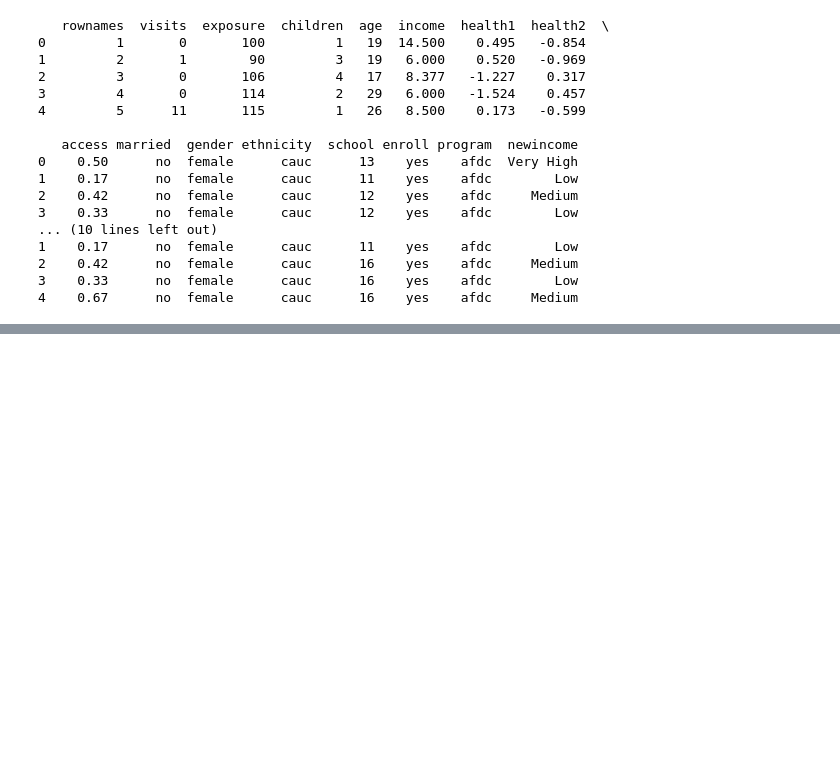
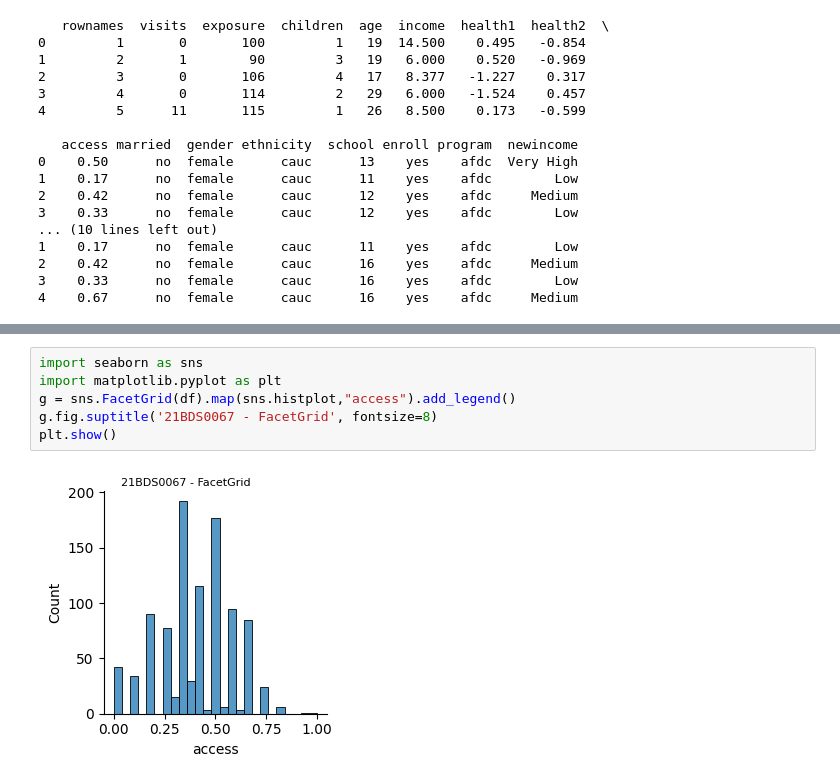
Before and after one commit to JananeeShri27/EDA-THEORY, a Jupyter notebook: Untitled0.ipynb, the cells around one changed output, grey strips where cells are left out. Drawn from its saved outputs; the diff is of its cells as text; blank space fills up the shorter version.

```diff
--- a/Untitled0.ipynb
+++ b/Untitled0.ipynb
@@ -283,0 +307,8 @@ rownames
+# %%
+import seaborn as sns
+import matplotlib.pyplot as plt
+g = sns.FacetGrid(df).map(sns.histplot,"access").add_legend()
+g.fig.suptitle('21BDS0067 - FacetGrid', fontsize=8)
+plt.show()
+# %% [output]
+[figure, added]
```
Also changed, not shown: parts of 13 cells of this notebook.
